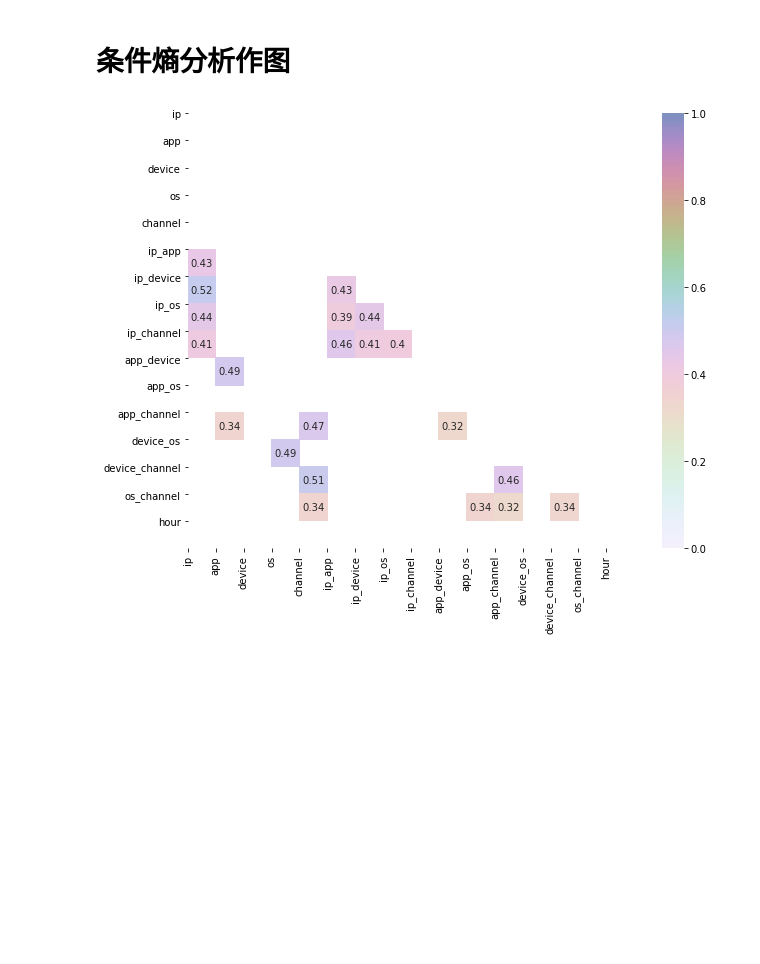
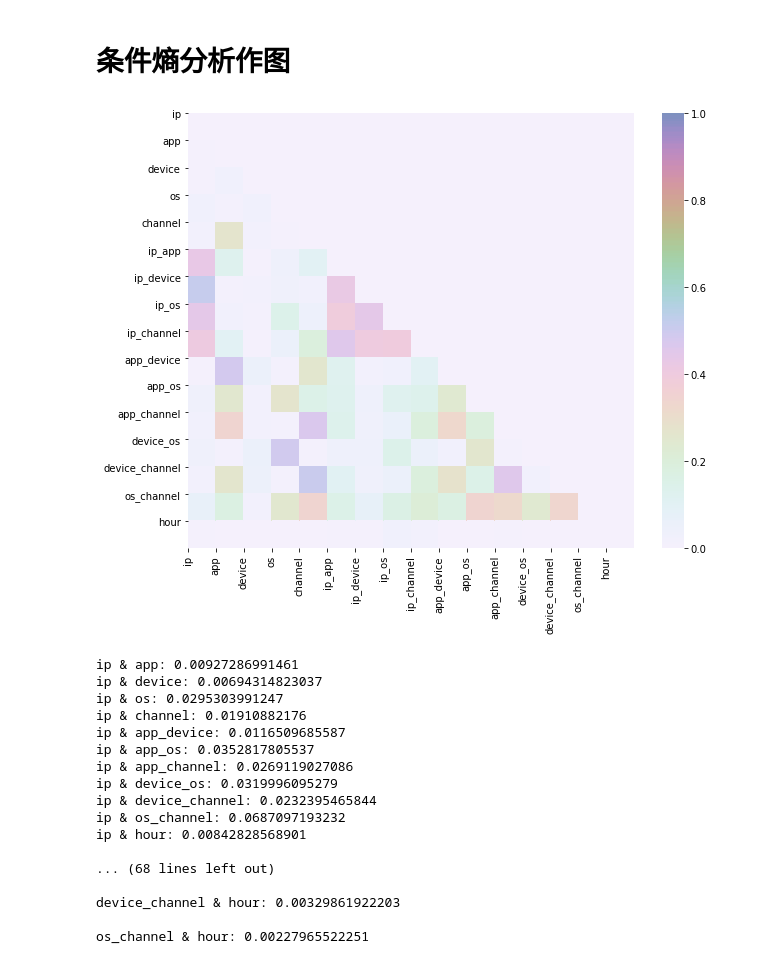
Before and after one commit to RMSnow/AdTracking, a Jupyter notebook: correlation.ipynb, the cells around one changed output. Drawn from its saved outputs; the diff is of its cells as text; code cells hidden in the pictures; blank space fills up the shorter version.

Commit message:
update corr(mask=0)

```diff
--- a/correlation.ipynb
+++ b/correlation.ipynb
@@ -297,35 +297,52 @@ correlations = pd.read_csv('doc/corr/mi/normalized_mi.csv', index_col=0)
 names = correlations.index.tolist()
 f, ax = plt.subplots(figsize=(10, 8))
 
-mask_value = 0.3
+mask_value = 0
 cmap = sns.cubehelix_palette(start=1.5, rot=3, gamma=0.3, as_cmap=True)
 
 if mask_value != 0:
     sns.heatmap(correlations, vmax=1, vmin=0, cmap=cmap,
                 annot=True, mask=correlations < mask_value)
 else:
     sns.heatmap(correlations, vmax=1, vmin=0, cmap=cmap, annot=False)
 
 ticks = np.arange(0, len(names), 1)  # 生成0-9，步长为1
 ax.set_xticks(ticks)  # 生成刻度
 ax.set_yticks(ticks)
 ax.set_xticklabels(names, rotation='vertical')  # 生成x轴标签
 ax.set_yticklabels(names)
 
 plt.savefig('doc/corr/mi/corr_mask' + str(mask_value) + '.png')
 plt.show()
 
 for i in names:
     print()
     for j in names:
         corr = correlations[i][j]
         if corr > mask_value:
             flag = True
             i_str = i.split('_')
             for i_s in i_str:
                 if i_s in j:
                     flag = False
             if flag is True:
                 print(i + " & " + j + ": " + str(corr))
 # %% [output]
-[figure, old version]
+[figure, new version]
+ip & app: 0.00927286991461
+ip & device: 0.00694314823037
+ip & os: 0.0295303991247
+ip & channel: 0.01910882176
+ip & app_device: 0.0116509685587
+ip & app_os: 0.0352817805537
+ip & app_channel: 0.0269119027086
+ip & device_os: 0.0319996095279
+ip & device_channel: 0.0232395465844
+ip & os_channel: 0.0687097193232
+ip & hour: 0.00842828568901
+
+... (68 lines left out)
+
+device_channel & hour: 0.00329861922203
+
+os_channel & hour: 0.00227965522251
```
Also changed, not shown: 1 other file.
